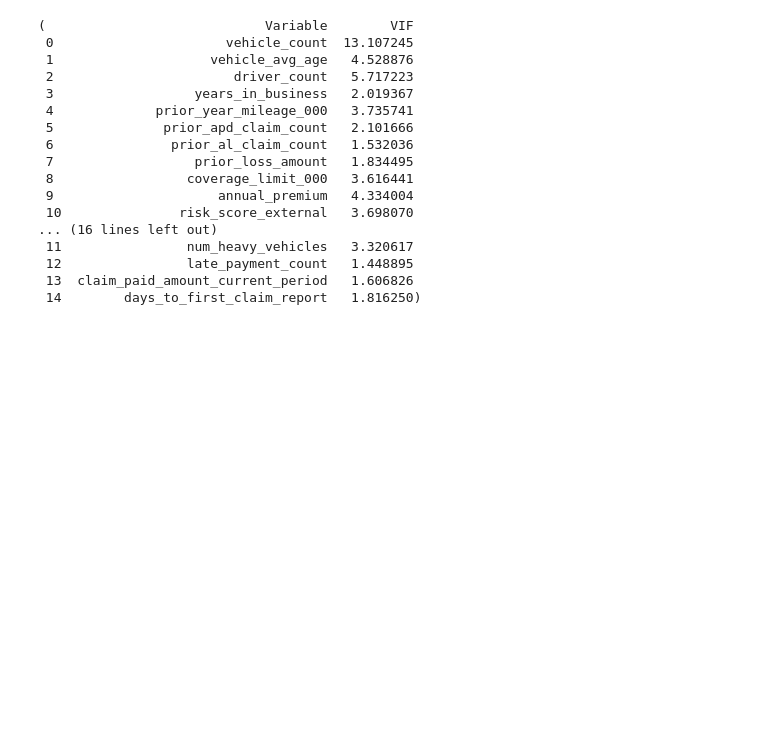
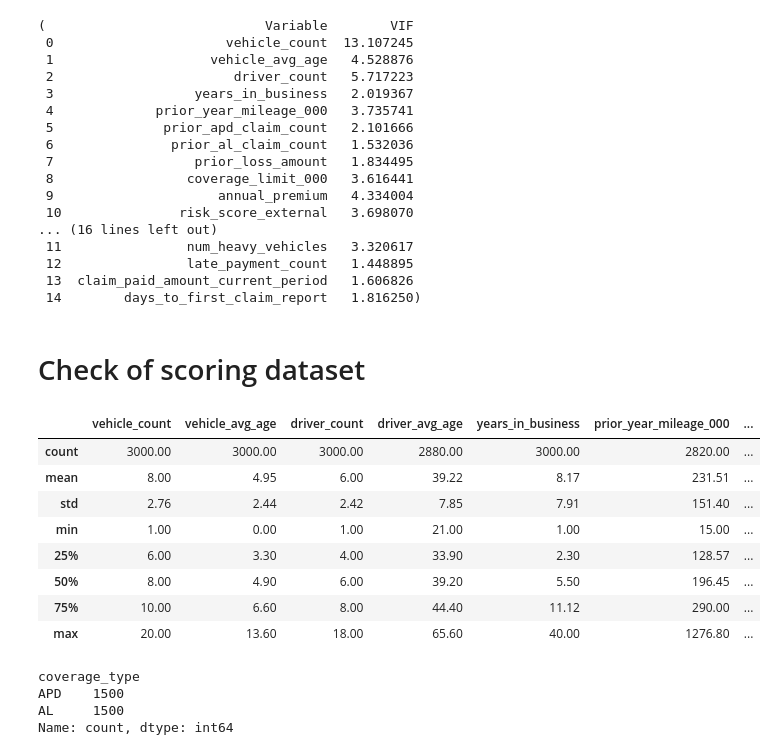
Before and after one commit to Senk-a/Case_study, a Jupyter notebook: eda.ipynb, the cells around one changed output. Drawn from its saved outputs; the diff is of its cells as text; code cells hidden in the pictures; blank space fills up the shorter version.

```diff
--- a/eda.ipynb
+++ b/eda.ipynb
@@ -606,3 +606,5 @@ vif_al, vif_apd
  12                late_payment_count   1.448895
  13  claim_paid_amount_current_period   1.606826
  14        days_to_first_claim_report   1.816250)
+# %% [markdown]
+# Check of scoring dataset
@@ -608,0 +613,21 @@ vif_al, vif_apd
+# %%
+# basic stats for score dataset
+score.describe().round(2)
+# %% [output]
+|  | vehicle_count | vehicle_avg_age | driver_count | driver_avg_age | years_in_business | prior_year_mileage_000 | ... |
+| count | 3000.00 | 3000.00 | 3000.00 | 2880.00 | 3000.00 | 2820.00 | ... |
+| mean | 8.00 | 4.95 | 6.00 | 39.22 | 8.17 | 231.51 | ... |
+| std | 2.76 | 2.44 | 2.42 | 7.85 | 7.91 | 151.40 | ... |
+| min | 1.00 | 0.00 | 1.00 | 21.00 | 1.00 | 15.00 | ... |
+| 25% | 6.00 | 3.30 | 4.00 | 33.90 | 2.30 | 128.57 | ... |
+| 50% | 8.00 | 4.90 | 6.00 | 39.20 | 5.50 | 196.45 | ... |
+| 75% | 10.00 | 6.60 | 8.00 | 44.40 | 11.12 | 290.00 | ... |
+| max | 20.00 | 13.60 | 18.00 | 65.60 | 40.00 | 1276.80 | ... |
+# %%
+# number of rows per coverage type in score dataset
+print(score['coverage_type'].value_counts())
+# %% [output]
+coverage_type
+APD    1500
+AL     1500
+Name: count, dtype: int64
```
Also changed, not shown: parts of 7 cells of this notebook, 1 other file.
